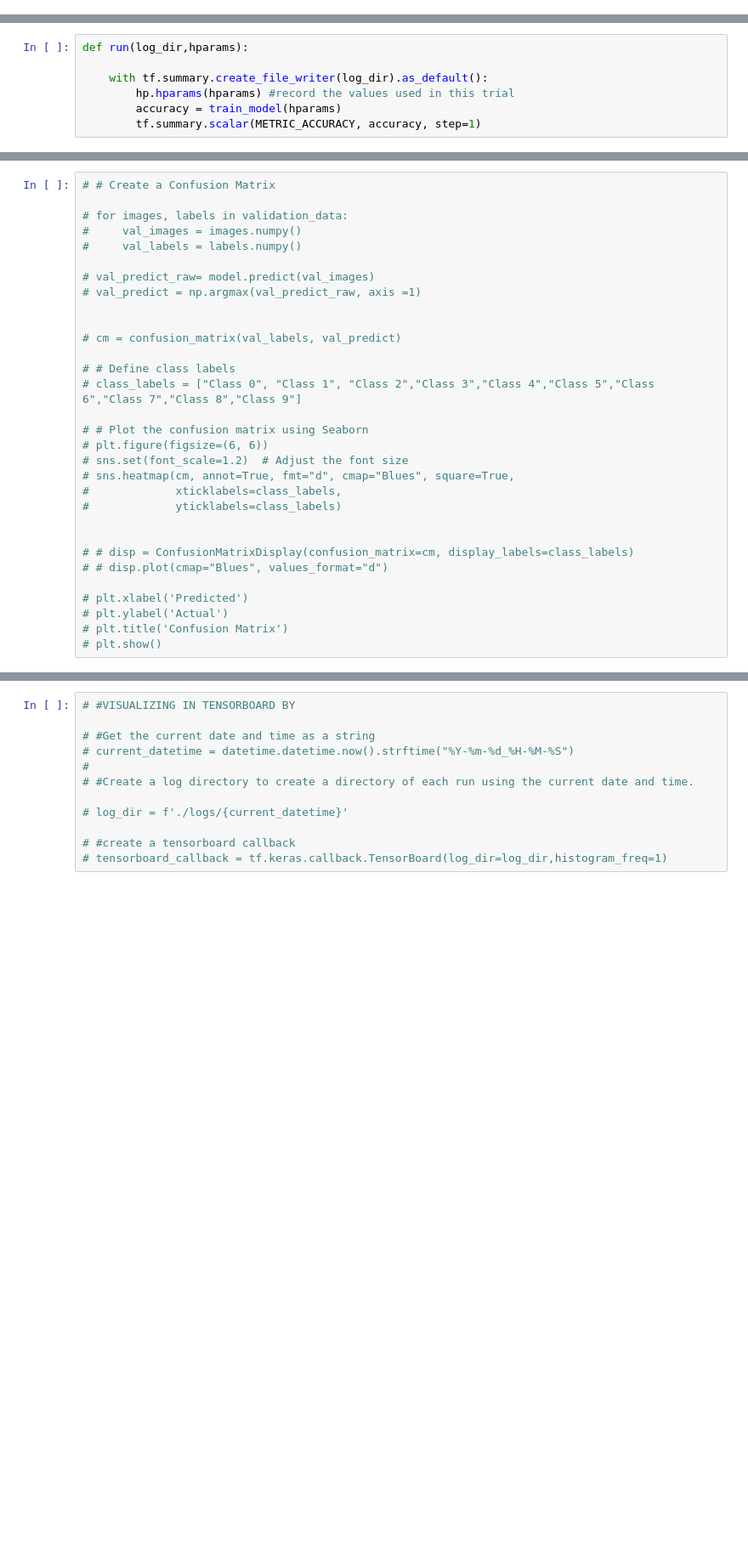
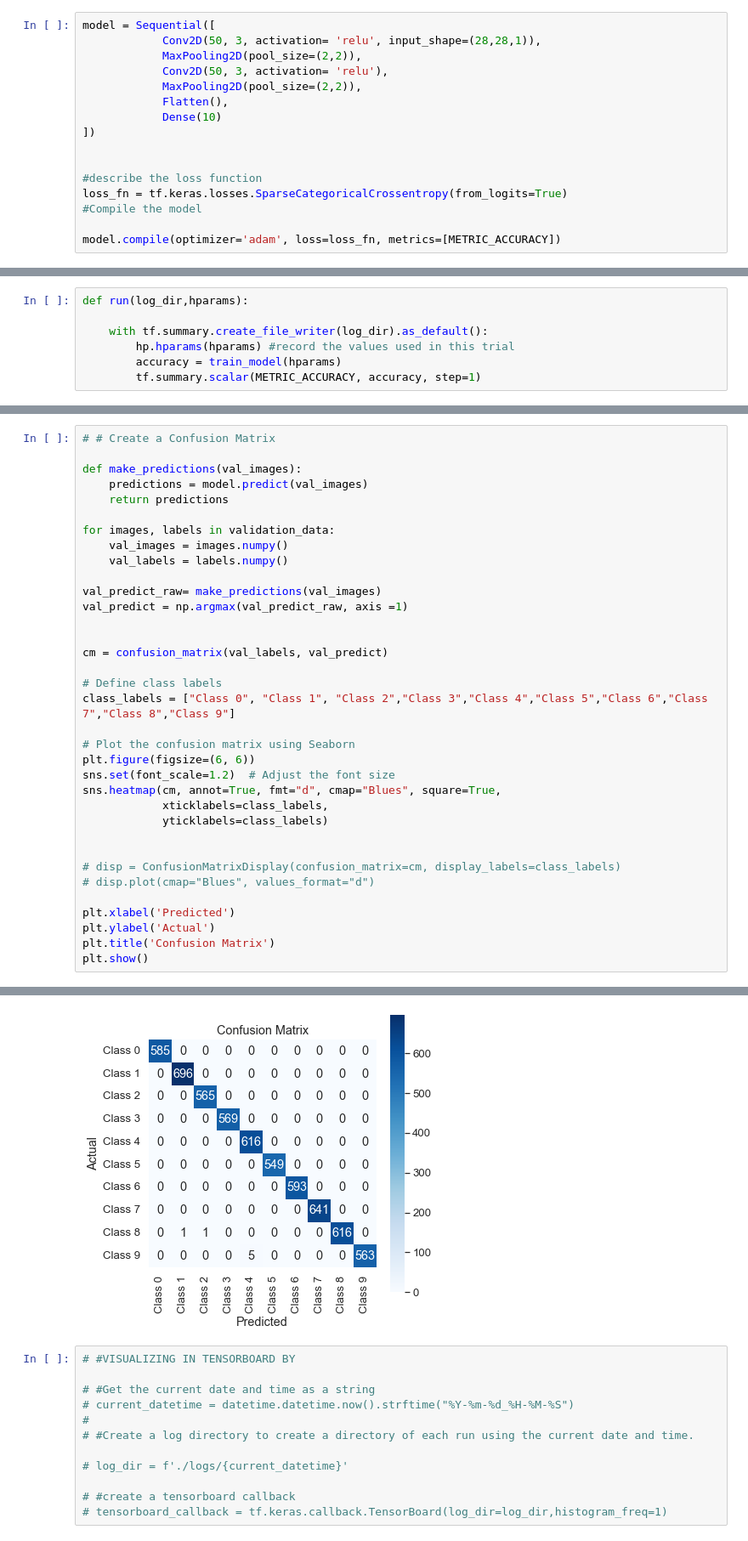
Before and after one commit to ifuu16/MNIST-classification-using-CNN, a Jupyter notebook: MNIST_CNN.ipynb, the cells around one changed output, grey strips where cells are left out. Shown at 85% size. Saved outputs shown, nothing was run; the diff lists cells and outputs as text; blank space fills up the shorter version.

Commit message:
Made the model a global variable in other to use model.predict to visualize the confusion matrix and the images predicted

```diff
--- a/MNIST_CNN.ipynb
+++ b/MNIST_CNN.ipynb
@@ -77,6 +77,22 @@ with tf.summary.create_file_writer('logs/hparam_tuning').as_default():
         hparams=[HP_FILTER_SIZE, HP_OPTIMIZER],
         metrics= [hp.Metric(METRIC_ACCURACY, display_name='Accuracy')]
     )
+# %%
+model = Sequential([
+            Conv2D(50, 3, activation= 'relu', input_shape=(28,28,1)),
+            MaxPooling2D(pool_size=(2,2)),
+            Conv2D(50, 3, activation= 'relu'),
+            MaxPooling2D(pool_size=(2,2)),
+            Flatten(),
+            Dense(10)
+])
+
+
+#describe the loss function
+loss_fn = tf.keras.losses.SparseCategoricalCrossentropy(from_logits=True)
+#Compile the model
+
+model.compile(optimizer='adam', loss=loss_fn, metrics=[METRIC_ACCURACY])
 # %%
 #CREATE THE MODEL AND TRAIN IT
 
@@ -190,31 +172,36 @@ ___________________________________________________________________________
 # %%
 # # Create a Confusion Matrix
 
-# for images, labels in validation_data:
-#     val_images = images.numpy()
-#     val_labels = labels.numpy()
+def make_predictions(val_images):
+    predictions = model.predict(val_images)
+    return predictions
 
-# val_predict_raw= model.predict(val_images)
-# val_predict = np.argmax(val_predict_raw, axis =1)
+for images, labels in validation_data:
+    val_images = images.numpy()
+    val_labels = labels.numpy()
+
+val_predict_raw= make_predictions(val_images)
+val_predict = np.argmax(val_predict_raw, axis =1)
 
 
-# cm = confusion_matrix(val_labels, val_predict)
+cm = confusion_matrix(val_labels, val_predict)
 
-# # Define class labels
-# class_labels = ["Class 0", "Class 1", "Class 2","Class 3","Class 4","Class 5","Class 6","Class 7","Class 8","Class 9"]
+# Define class labels
+class_labels = ["Class 0", "Class 1", "Class 2","Class 3","Class 4","Class 5","Class 6","Class 7","Class 8","Class 9"]
 
-# # Plot the confusion matrix using Seaborn
-# plt.figure(figsize=(6, 6))
-# sns.set(font_scale=1.2)  # Adjust the font size
-# sns.heatmap(cm, annot=True, fmt="d", cmap="Blues", square=True,
-#             xticklabels=class_labels,
-#             yticklabels=class_labels)
+# Plot the confusion matrix using Seaborn
+plt.figure(figsize=(6, 6))
+sns.set(font_scale=1.2)  # Adjust the font size
+sns.heatmap(cm, annot=True, fmt="d", cmap="Blues", square=True,
+            xticklabels=class_labels,
+            yticklabels=class_labels)
 
 
-# # disp = ConfusionMatrixDisplay(confusion_matrix=cm, display_labels=class_labels)
-# # disp.plot(cmap="Blues", values_format="d")
+# disp = ConfusionMatrixDisplay(confusion_matrix=cm, display_labels=class_labels)
+# disp.plot(cmap="Blues", values_format="d")
 
-# plt.xlabel('Predicted')
-# plt.ylabel('Actual')
-# plt.title('Confusion Matrix')
-# plt.show()
+plt.xlabel('Predicted')
+plt.ylabel('Actual')
+plt.title('Confusion Matrix')
+plt.show()
+# %% [output]
@@ -221,3 +209,4 @@ ___________________________________________________________________________
+[figure, added]
 # %%
 # #VISUALIZING IN TENSORBOARD BY
 
```
Also changed, not shown: parts of 9 cells of this notebook.
